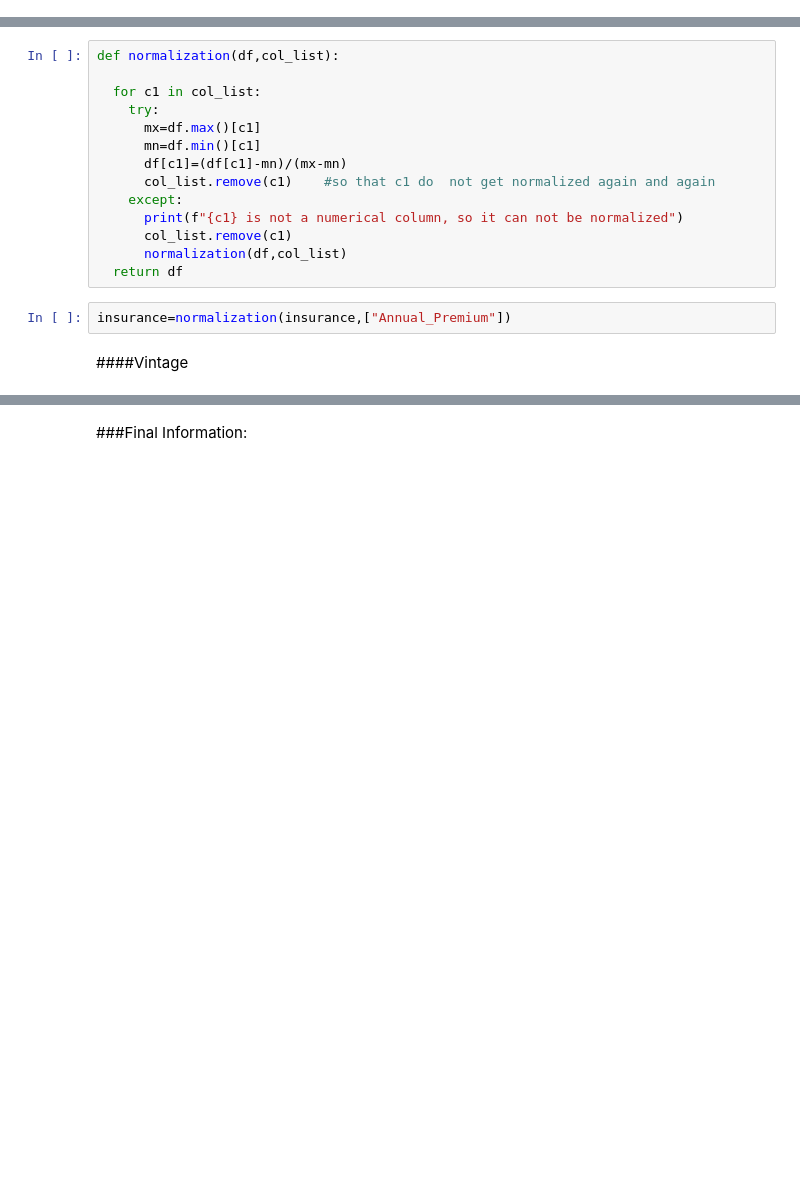
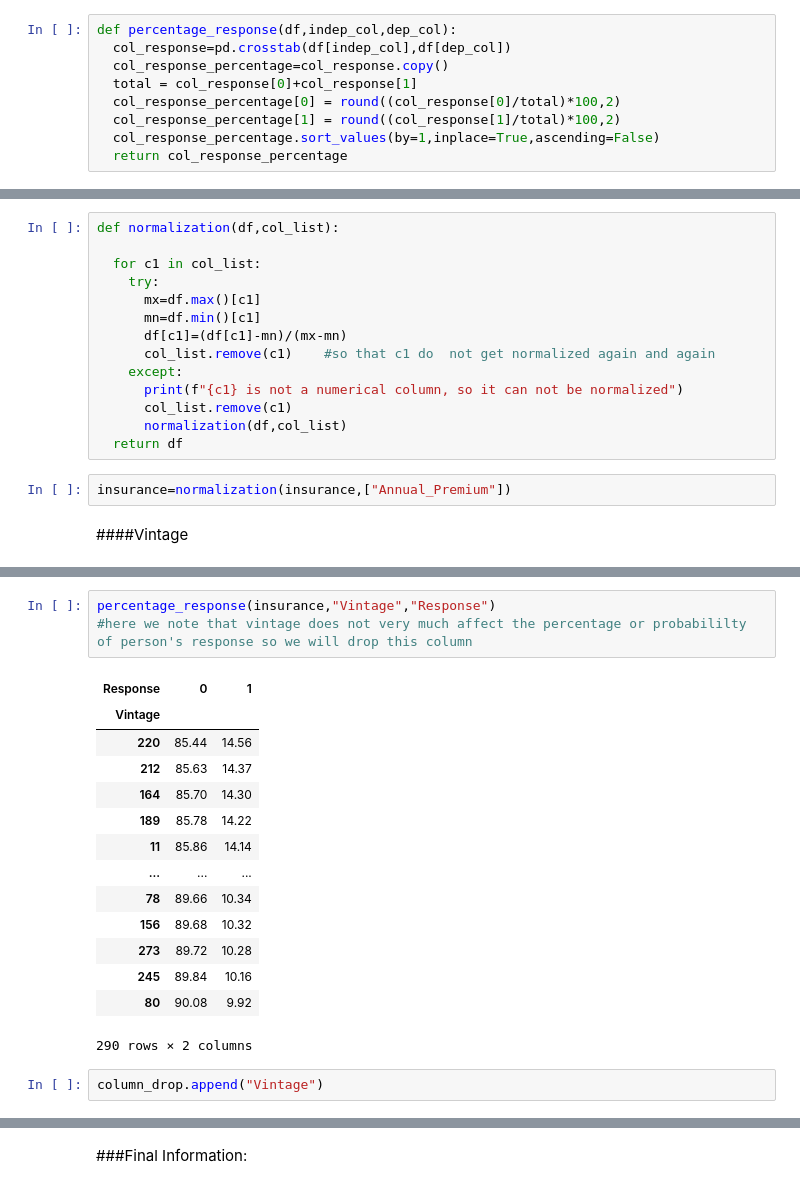
Before and after one commit to gauriagarwal18/HEALTH-INSURANCE-CROSS-SELL-PREDICTION, a Jupyter notebook: HEALTH_INSURANCE_CROSS_SELL_PREDICTION.ipynb, the cells around one changed output, grey strips where cells are left out. Drawn from its saved outputs; the diff is of its cells as text; blank space fills up the shorter version.

```diff
--- a/HEALTH_INSURANCE_CROSS_SELL_PREDICTION.ipynb
+++ b/HEALTH_INSURANCE_CROSS_SELL_PREDICTION.ipynb
@@ -164,6 +164,15 @@ Index(['Gender', 'Age', 'Driving_License', 'Region_Code', 'Previously_Insured',
 #now we note that all the features in our data are numerical
 continuous_features=["Annual_Premium","Vintage",'Age']
 categorical_features=[ 'Gender', 'Driving_License', 'Region_Code','Previously_Insured', 'Vehicle_Age', 'Vehicle_Damage', 'Policy_Sales_Channel', 'Response']
+# %%
+def percentage_response(df,indep_col,dep_col):
+  col_response=pd.crosstab(df[indep_col],df[dep_col])
+  col_response_percentage=col_response.copy()
+  total = col_response[0]+col_response[1]
+  col_response_percentage[0] = round((col_response[0]/total)*100,2)
+  col_response_percentage[1] = round((col_response[1]/total)*100,2)
+  col_response_percentage.sort_values(by=1,inplace=True,ascending=False)
+  return col_response_percentage
 # %% [markdown]
 ###Encoding Categorical Variables
 # %%
@@ -422,0 +440,20 @@ insurance=normalization(insurance,["Annual_Premium"])
+# %%
+percentage_response(insurance,"Vintage","Response")
+#here we note that vintage does not very much affect the percentage or probabililty of person's response so we will drop this column
+# %% [output]
+| Response | 0 | 1 |
+| Vintage |  |  |
+| 220 | 85.44 | 14.56 |
+| 212 | 85.63 | 14.37 |
+| 164 | 85.70 | 14.30 |
+| 189 | 85.78 | 14.22 |
+| 11 | 85.86 | 14.14 |
+| ... | ... | ... |
+| 78 | 89.66 | 10.34 |
+| 156 | 89.68 | 10.32 |
+| 273 | 89.72 | 10.28 |
+| 245 | 89.84 | 10.16 |
+| 80 | 90.08 | 9.92 |
+290 rows × 2 columns
+# %%
+column_drop.append("Vintage")
```
Also changed, not shown: parts of 24 cells of this notebook.
